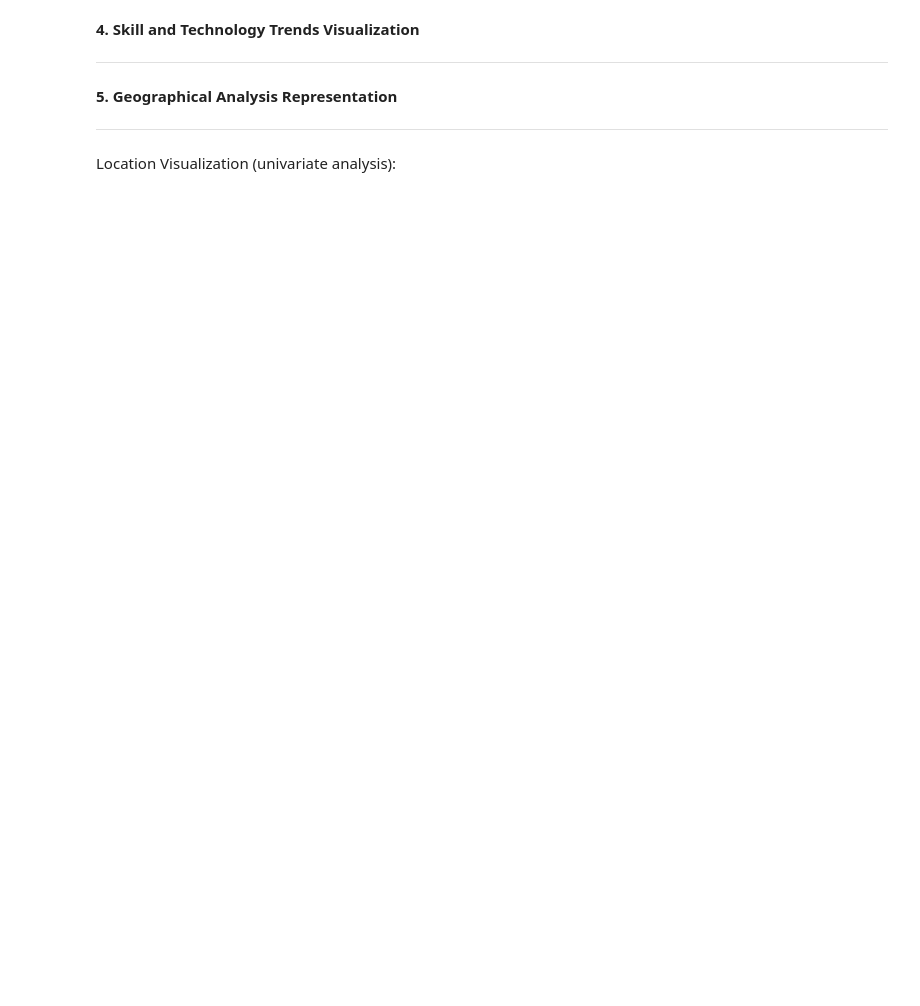
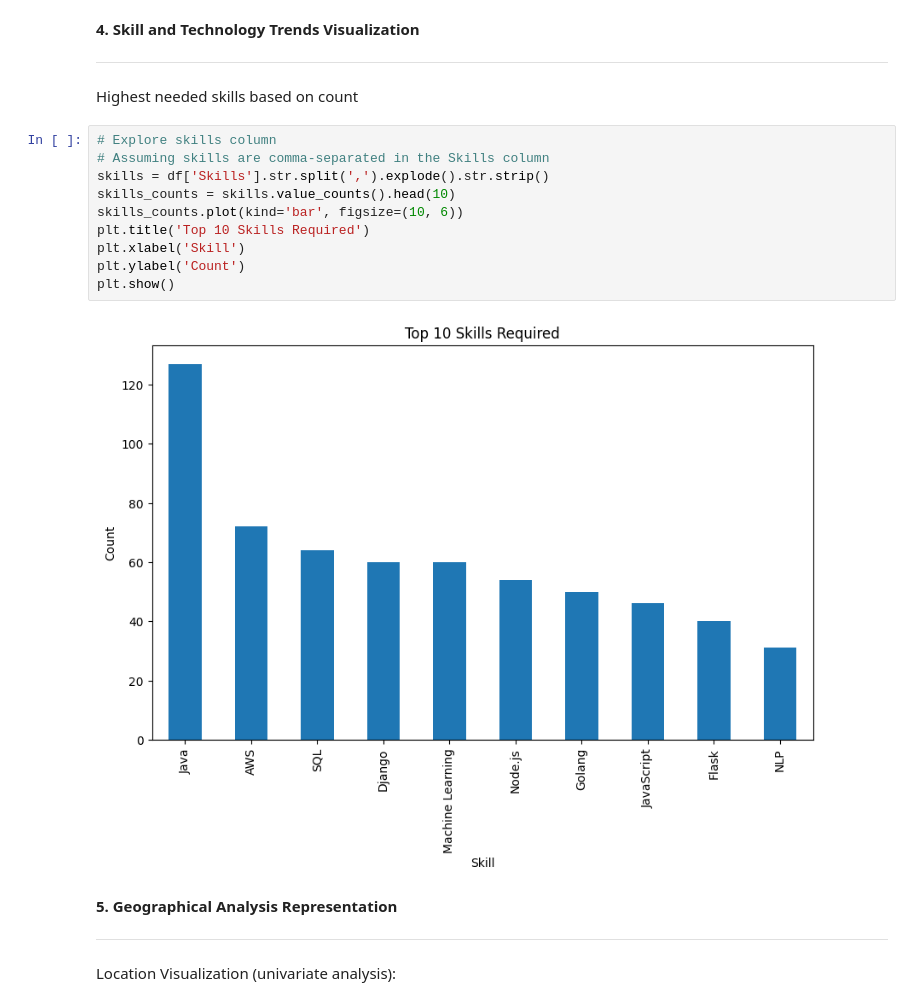
Before and after one commit to Keerthishankar-Punchithaya/Job-Analytics, a Jupyter notebook: FT_DA_101_Project_1A_Job_Analytics_ipynb.ipynb, the cells around one changed output. Cells and saved outputs as stored; diff of their text form; blank space fills up the shorter version.

```diff
--- a/FT_DA_101_Project_1A_Job_Analytics_ipynb.ipynb
+++ b/FT_DA_101_Project_1A_Job_Analytics_ipynb.ipynb
@@ -320,6 +346,20 @@ dtype: int64
 **4. Skill and Technology Trends Visualization**
 
 ---
+# %% [markdown]
+Highest needed skills based on count
+# %%
+# Explore skills column
+# Assuming skills are comma-separated in the Skills column
+skills = df['Skills'].str.split(',').explode().str.strip()
+skills_counts = skills.value_counts().head(10)
+skills_counts.plot(kind='bar', figsize=(10, 6))
+plt.title('Top 10 Skills Required')
+plt.xlabel('Skill')
+plt.ylabel('Count')
+plt.show()
+# %% [output]
+[figure, added]
 # %% [markdown]
 **5. Geographical Analysis Representation**
 
```
Also changed, not shown: parts of 19 cells of this notebook.
